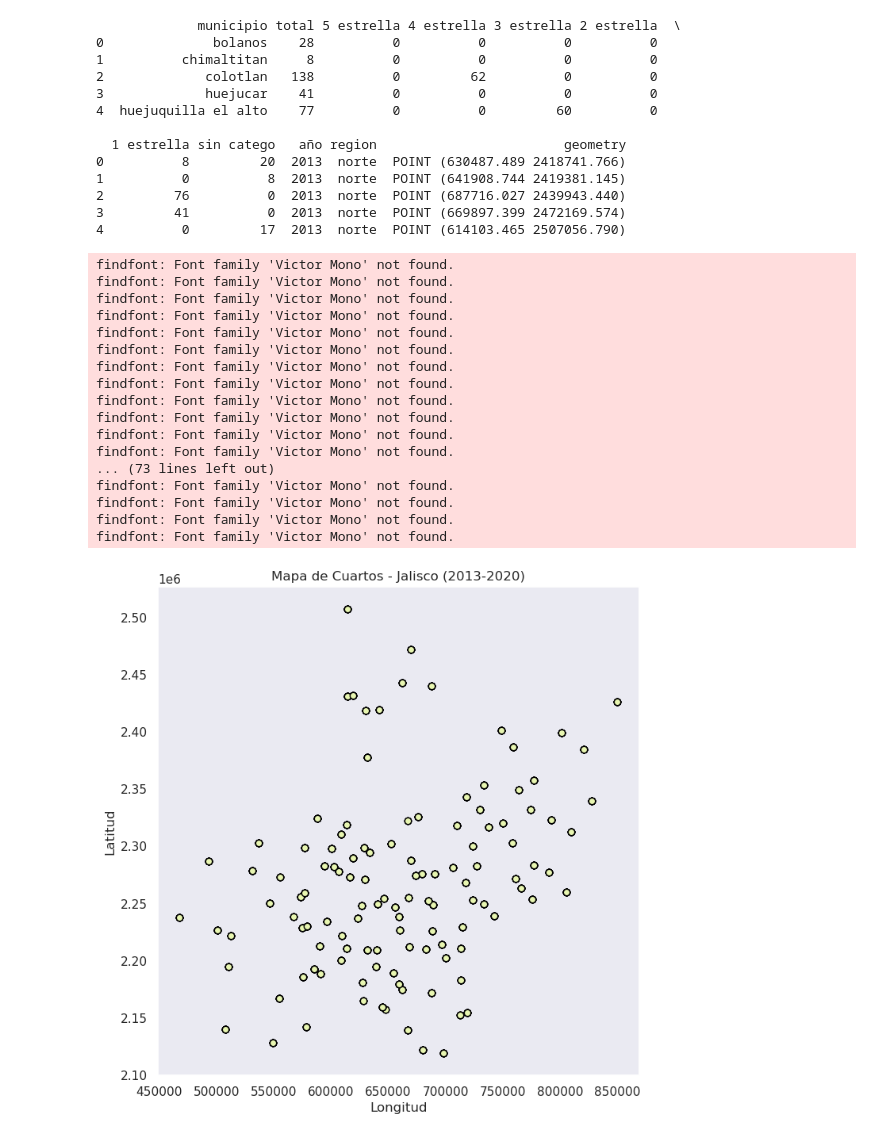
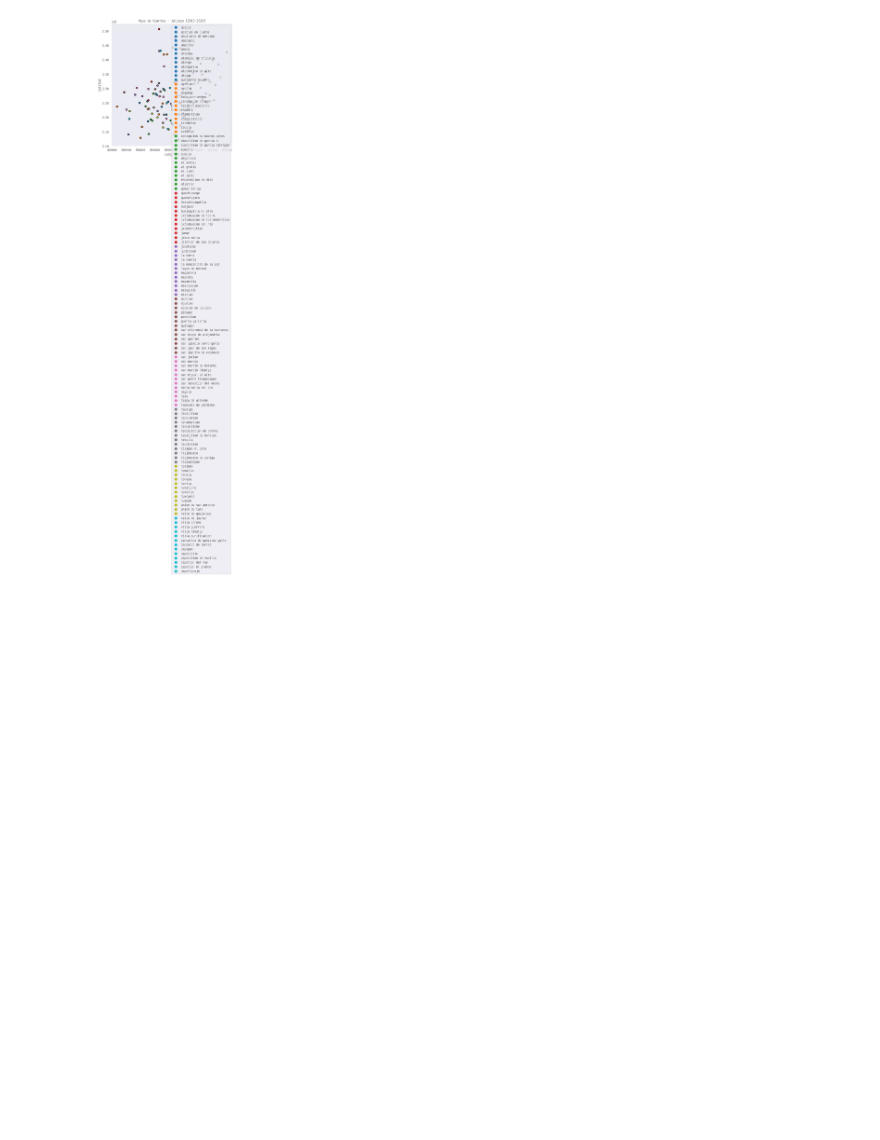
Before and after one commit to matutedevelop/Proyecto_prog_analisis, a Jupyter notebook: data/geodata_historicos/df_cuartos.ipynb, the cells around one changed output. Drawn from its saved outputs; the diff is of its cells as text; code cells hidden in the pictures; blank space fills up the shorter version.

```diff
--- a/data/geodata_historicos/df_cuartos.ipynb
+++ b/data/geodata_historicos/df_cuartos.ipynb
@@ -1,55 +1,37 @@
 # %%
 import geopandas as gpd
 import matplotlib.pyplot as plt
 import seaborn as sns
 
 # Carga del shapefile (asegúrate que todos los archivos están en el mismo directorio)
 gdf = gpd.read_file("df_cuartos.shp")
 jalisco_df = gpd.read_file('LimiteMunicipal_MGJ2012_modificadoDecreto26837.shp')
 
+
+# gdf.set_crs(epsg=32613, inplace=True)
+# jalisco_df.set_crs(epsg=32613, inplace=True)
+
+
+# gdf.to_crs('EPSG:4326',inplace=True)
+# jalisco_df.to_crs('EPSG:4326',inplace=True)
+
 # Mostrar las primeras filas
-print(gdf.head())
+# print(gdf.head())
+
 
 # Visualizar el mapa
-gdf.plot(figsize=(10, 8), edgecolor='black',categorical=True,categories=gdf['municipio'])
+fig,ax = plt.subplots(figsize=(10,8))
+gdf.plot(column='municipio',ax=ax, edgecolor='black', legend=True)
+ax.set_aspect('equal')
+# gdf.plot(figsize=(10, 8), edgecolor='black',categorical=True,categories=gdf['municipio'])
 plt.title("Mapa de Cuartos - Jalisco (2013-2020)")
 plt.xlabel("Longitud")
 plt.ylabel("Latitud")
 plt.show()
 
 sns.set_theme(font='Victor Mono',palette='YlGnBu',style='dark')
 # %% [output]
-             municipio total 5 estrella 4 estrella 3 estrella 2 estrella  \
-0              bolanos    28          0          0          0          0
-1          chimaltitan     8          0          0          0          0
-2             colotlan   138          0         62          0          0
-3             huejucar    41          0          0          0          0
-4  huejuquilla el alto    77          0          0         60          0
-
-  1 estrella sin catego   año region                        geometry
-0          8         20  2013  norte  POINT (630487.489 2418741.766)
-1          0          8  2013  norte  POINT (641908.744 2419381.145)
-2         76          0  2013  norte  POINT (687716.027 2439943.440)
-3         41          0  2013  norte  POINT (669897.399 2472169.574)
-4          0         17  2013  norte  POINT (614103.465 2507056.790)
-findfont: Font family 'Victor Mono' not found.
-findfont: Font family 'Victor Mono' not found.
-findfont: Font family 'Victor Mono' not found.
-findfont: Font family 'Victor Mono' not found.
-findfont: Font family 'Victor Mono' not found.
-findfont: Font family 'Victor Mono' not found.
-findfont: Font family 'Victor Mono' not found.
-findfont: Font family 'Victor Mono' not found.
-findfont: Font family 'Victor Mono' not found.
-findfont: Font family 'Victor Mono' not found.
-findfont: Font family 'Victor Mono' not found.
-findfont: Font family 'Victor Mono' not found.
-... (73 lines left out)
-findfont: Font family 'Victor Mono' not found.
-findfont: Font family 'Victor Mono' not found.
-findfont: Font family 'Victor Mono' not found.
-findfont: Font family 'Victor Mono' not found.
-[figure, old version]
+[figure, new version]
 # %%
 # Cargar shapefile
 gdf = gpd.read_file("df_cuartos.shp")
```
Also changed, not shown: parts of 6 cells of this notebook, 2 other files.
